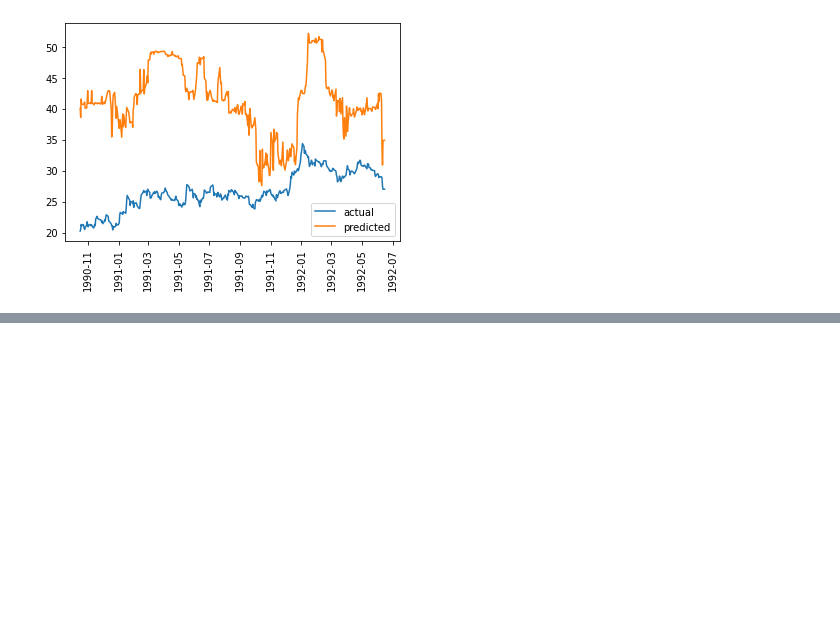
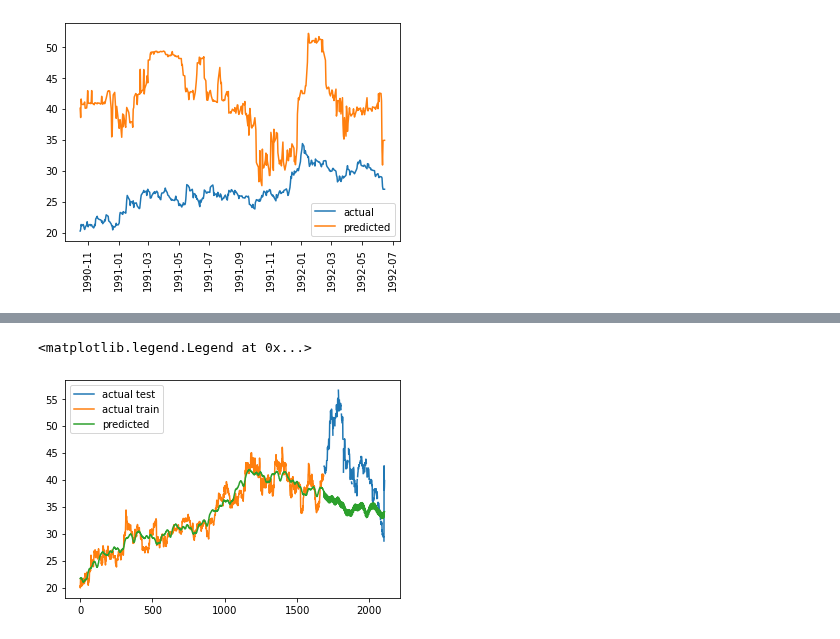
Before and after one commit to jeremylee73/differential-capital, a Jupyter notebook: Anjali.ipynb, the cells around one changed output, grey strips where cells are left out. Cells and saved outputs as stored; diff of their text form; code cells hidden in the pictures; blank space fills up the shorter version.

```diff
--- a/Anjali.ipynb
+++ b/Anjali.ipynb
@@ -399,0 +437,2 @@ plt.legend()
+# %%
+pr_test_pred = pr.make_future_dataframe(periods=421)
@@ -399,0 +455,3 @@ plt.legend()
+# %%
+test_forecast = pr.predict(pr_test_pred)
+test_forecast[['ds', 'yhat', 'yhat_lower', 'yhat_upper']].tail()
@@ -399,0 +465,4 @@ plt.legend()
+# %%
+pr_test_eval = test_forecast.merge(pr_test, how = 'left', on = 'ds')[['ds', 'yhat', 'y', 'yhat_lower', 'yhat_upper']]
+# %%
+pr_test_eval.set_index('ds')
@@ -399,0 +484,9 @@ plt.legend()
+# %%
+#Visualize
+plt.plot(pr_test_eval['y'], label = 'actual test')
+plt.plot(pr_train['y'], label = 'actual train')
+plt.plot(pr_test_eval['yhat'], label = 'predicted')
+plt.legend()
+# %% [output]
+<matplotlib.legend.Legend at 0x...>
+[figure, added]
```
Also changed, not shown: parts of 15 cells of this notebook.
